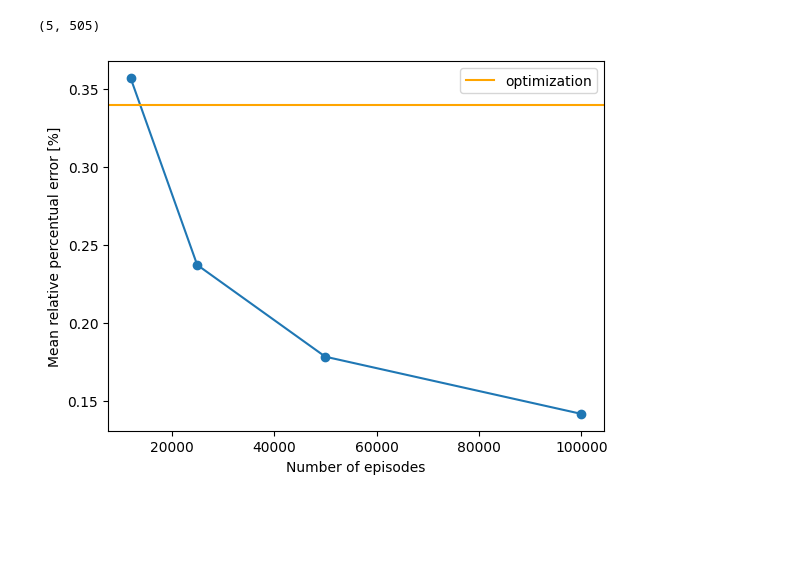
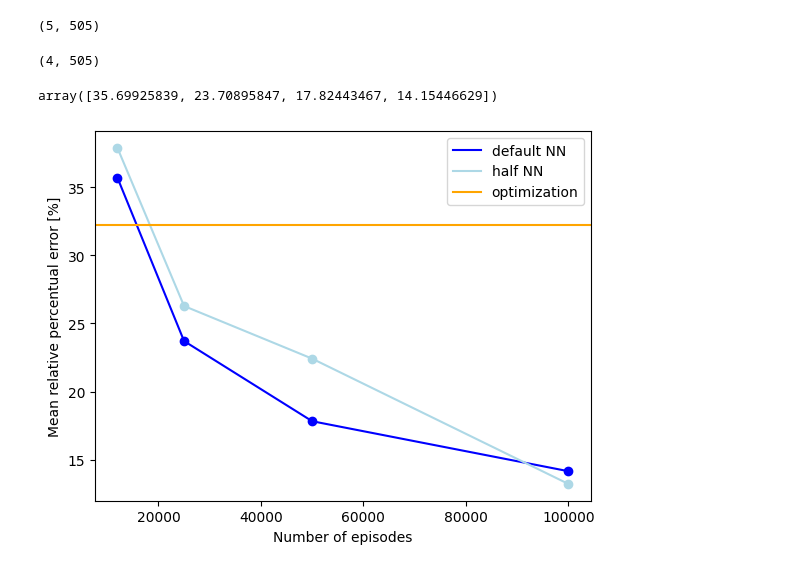
Before and after one commit to jprogrammer13/jumpleg_rl, a Jupyter notebook: utils/feasible_region.ipynb, the cells around one changed output. Saved outputs shown, nothing was run; the diff lists cells and outputs as text; code cells hidden in the pictures; blank space fills up the shorter version.

```diff
--- a/utils/feasible_region.ipynb
+++ b/utils/feasible_region.ipynb
@@ -176,8 +175,9 @@ for i,test in enumerate(tests):
 
     else:
         target_points = np.array([target for target in optim['target_points'].values])
-        perc_error = optim['error_log'].values
+        perc_error = optim['error_log'].values.copy()
 
+    perc_error*=100
     # Filter points with perc_error < err_treshold
     idx = perc_error <= err_treshold
     err_filter = perc_error[idx]
@@ -242,13 +242,46 @@ plt.savefig(os.path.join('plots', 'error_density.png'), dpi=500)
 tests_error.shape
 # %% [output]
 (5, 505)
+# %%
+tests_error_128 = []
+# %%
+for i,test in enumerate(tests):
+    if test != 'optim':
+        rb = joblib.load(
+                f'../runs_128/test/model_{test}/ReplayBuffer_test.joblib')
+
+        n_episode = rb.mem_size
+        com0_points = rb.state[:n_episode][:, :3]
+        target_points = rb.state[:n_episode][:, 3:]
+        reached_points = rb.next_state[:n_episode][:, :3]
+        target_error = np.linalg.norm(target_points - reached_points, axis=1)
+        target_distance = np.linalg.norm(target_points-com0_points, axis=1)
+        perc_error = target_error/target_distance
+
+        perc_error*=100
+        tests_error_128.append(perc_error)
+# %%
+tests_error_128 = np.array(tests_error_128)
+# %%
+tests_error_128.shape
+# %% [output]
+(4, 505)
+# %%
+np.mean(tests_error[:-1,:],axis=1)
+# %% [output]
+array([35.69925839, 23.70895847, 17.82443467, 14.15446629])
 # %%
-plt.plot(tests[:-1],np.mean(tests_error[:-1,:],axis=1))
-plt.scatter(tests[:-1],np.mean(tests_error[:-1,:],axis=1))
+
+plt.plot(tests[:-1],np.mean(tests_error[:-1,:],axis=1), color='blue', label="default NN")
+plt.scatter(tests[:-1],np.mean(tests_error[:-1,:],axis=1), color='blue')
+
+plt.plot(tests[:-1],np.mean(tests_error_128,axis=1), color='lightblue', label="half NN")
+plt.scatter(tests[:-1],np.mean(tests_error_128,axis=1), color='lightblue')
+
 plt.axhline(np.mean(tests_error[-1,:]),color='orange',label='optimization')
 plt.xlabel('Number of episodes')
 plt.ylabel('Mean relative percentual error [%]')
 plt.legend()
 plt.savefig(os.path.join('plots', 'avg_error.png'), dpi=500)
 # %% [output]
-[figure, old version]
+[figure, new version]
```
Also changed, not shown: parts of 7 cells of this notebook, 6 other files.
